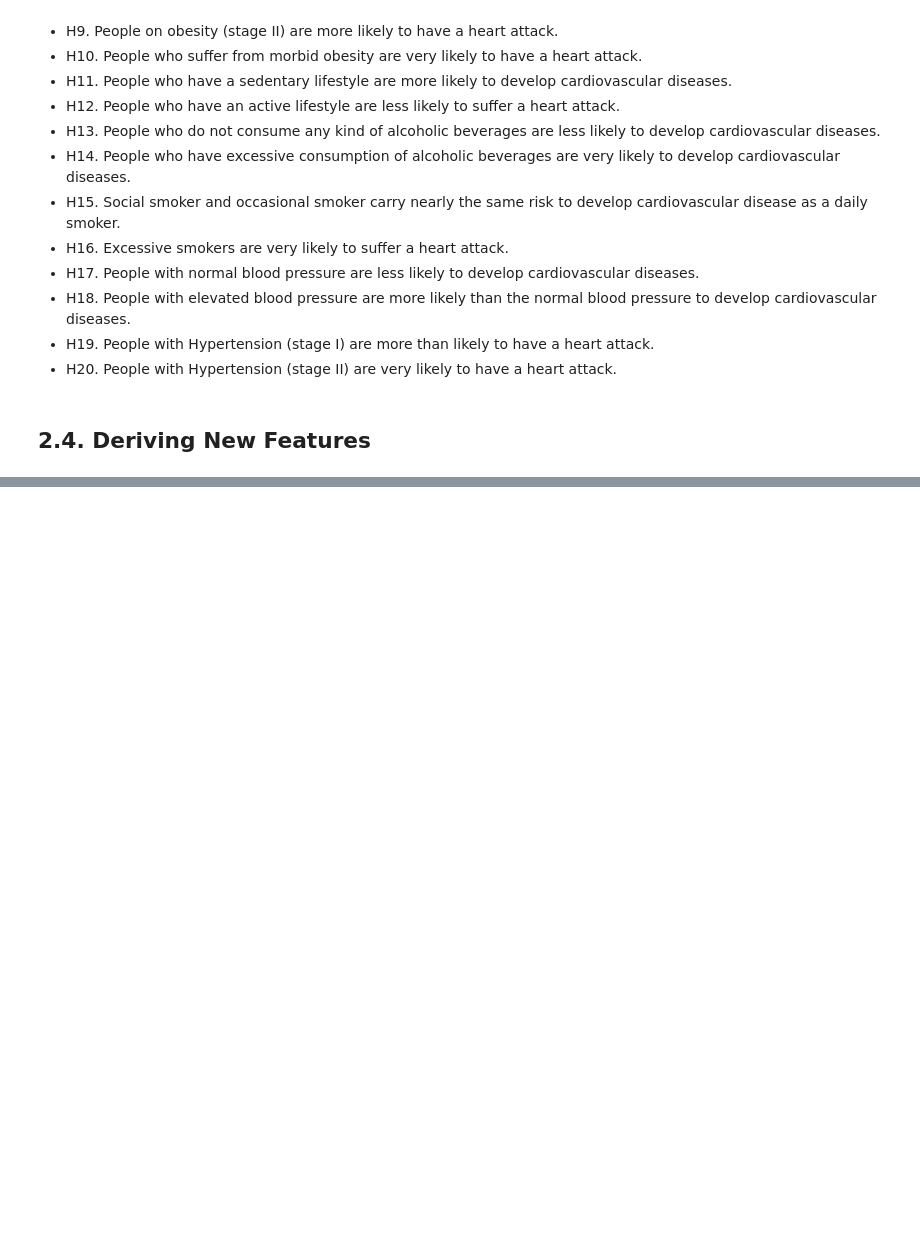
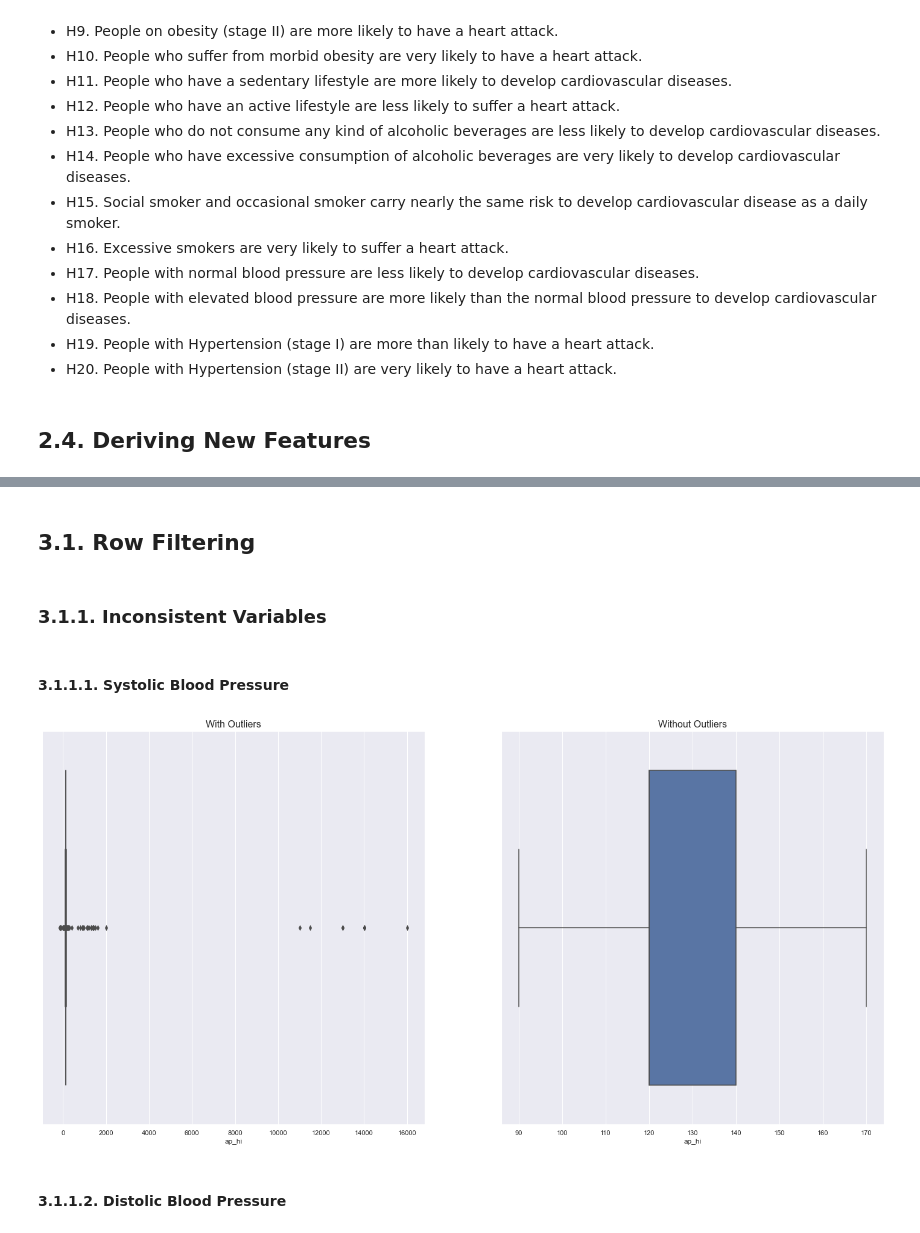
Before and after one commit to emidiovaleretto/cardio-catch-diseases, a Jupyter notebook: Cardio_Catch_Diseases.ipynb, the cells around one changed output, grey strips where cells are left out. Cells and saved outputs as stored; diff of their text form; code cells hidden in the pictures; blank space fills up the shorter version.

```diff
--- a/Cardio_Catch_Diseases.ipynb
+++ b/Cardio_Catch_Diseases.ipynb
@@ -143,6 +143,19 @@ def jupyter_settings():
     pd.set_option( 'display.expand_frame_repr', False )
 
     sns.set()
+
+def get_quantile(data, feat):
+
+    Q1 = data[feat].quantile(.25)
+    Q3 = data[feat].quantile(.75)
+    IQR = Q3 - Q1
+    MINIMUM = Q1 - 1.5 * IQR
+    MAXIMUM = Q3 + 1.5 * IQR
+
+    query = (data[feat] >= MINIMUM) & (data[feat] <= MAXIMUM)
+    aux = data[query]
+
+    return aux
 # %%
 jupyter_settings()
 # %% [output]
@@ -419,7 +441,7 @@ Image('img/mindmap.png')
 # %%
 df2['blood_pressure'] = df2.apply(lambda x: 'normal' if (x['ap_hi'] <= 120) & (x['ap_lo'] <= 80)
                                  else 'elevated' if (x['ap_hi'] > 120 and x['ap_hi'] <= 129) & (x['ap_lo'] < 80)
-                                 else 'high_blood_pressure' if (x['ap_hi'] >= 130 and x['ap_hi'] <= 139) | (x['ap_lo'] > 80 and x['ap_lo'] <= 89)
+                                 else 'high_blood_pressure' if (x['ap_hi'] >= 130 and x['ap_hi'] <= 139) & (x['ap_lo'] <= 90)
                                  else 'hypertension', axis=1)
 
 # bmi formula is BMI = weight / height * height
@@ -427,10 +449,10 @@ df2['blood_pressure'] = df2.apply(lambda x: 'normal' if (x['ap_hi'] <= 120) & (x
 df2['bmi'] = round(df2['weight'] / ((df2['height'] ** 2) / 10000), 2)
 
 df2['category_bmi'] = df2['bmi'].apply(lambda x: 'underweight' if x <= 18.5
-                                              else 'normal' if (x >= 18.5) & (x < 25)
-                                              else 'overweight' if (x >= 25) & (x < 30)
-                                              else 'obese_I' if (x >= 30) & (x < 35)
-                                              else 'obese_II' if (x >= 35) & (x < 40)
+                                              else 'normal' if (x >= 18.5) & (x < 24.9)
+                                              else 'overweight' if (x >= 25) & (x < 29.9)
+                                              else 'obese_I' if (x >= 30) & (x < 34.9)
+                                              else 'obese_II' if (x >= 35) & (x < 39.9)
                                               else 'morbid_obesity')
 
 df2['age_group'] = df2['age'].apply(lambda x: 'young' if (x >= 16) & (x <= 21)
@@ -453,0 +478,23 @@ df2.sample(10)
+# %%
+df3 = df2.copy()
+# %% [markdown]
+## 3.1. Row Filtering
+# %% [markdown]
+### 3.1.1. Inconsistent Variables
+# %% [markdown]
+#### 3.1.1.1. Systolic Blood Pressure
+# %%
+aux = get_quantile(df3, 'ap_hi')
+# %%
+# Systolic Blood Pressure 'ap_hi'
+plt.subplot(1, 2, 1);
+sns.boxplot(df3['ap_hi']);
+plt.title('With Outliers', fontsize=16);
+
+plt.subplot(1, 2, 2);
+sns.boxplot(aux['ap_hi']);
+plt.title('Without Outliers', fontsize=16);
+# %% [output]
+[figure, added]
+# %% [markdown]
+#### 3.1.1.2. Distolic Blood Pressure
```
Also changed, not shown: parts of 33 cells of this notebook.
